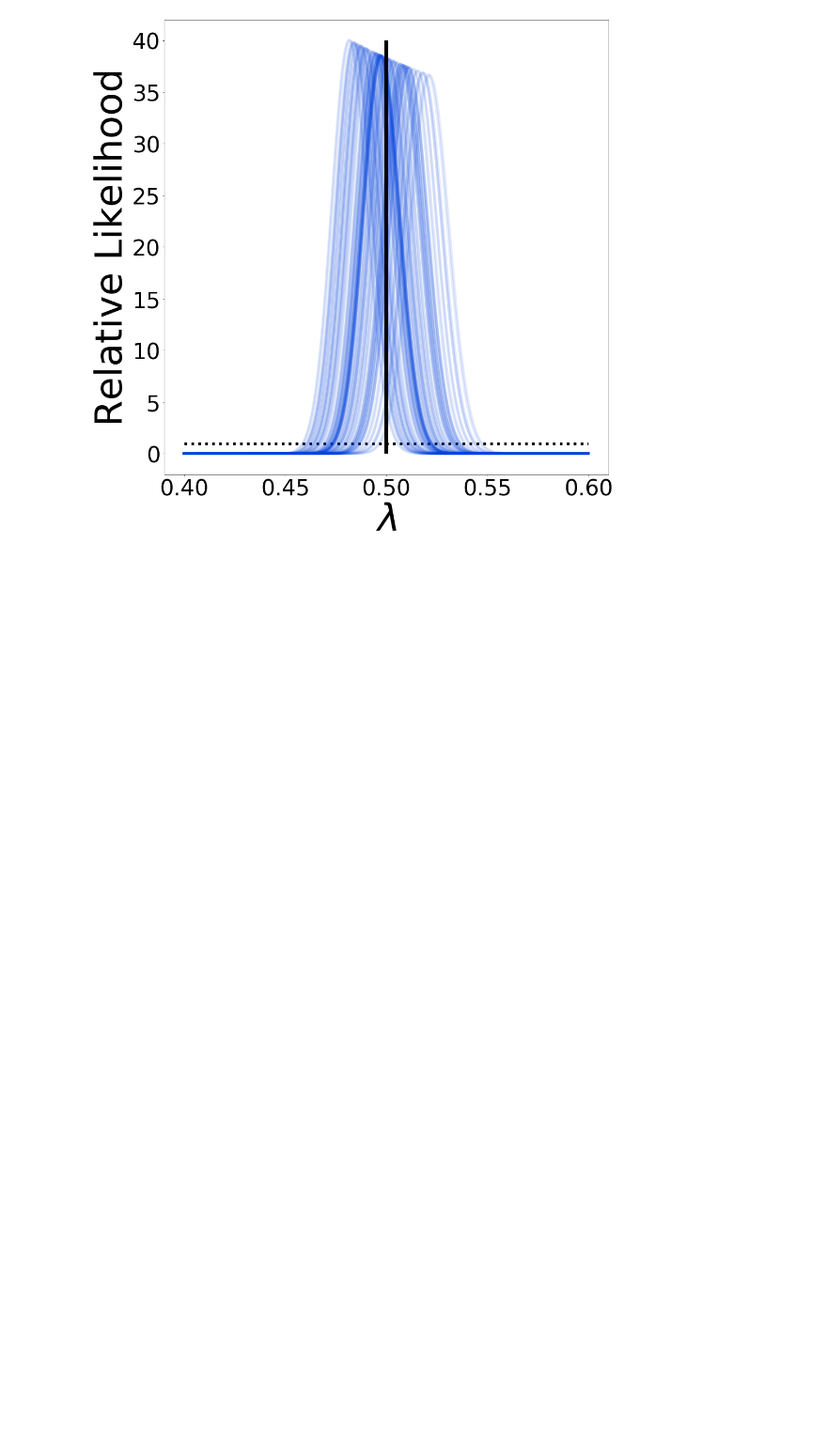
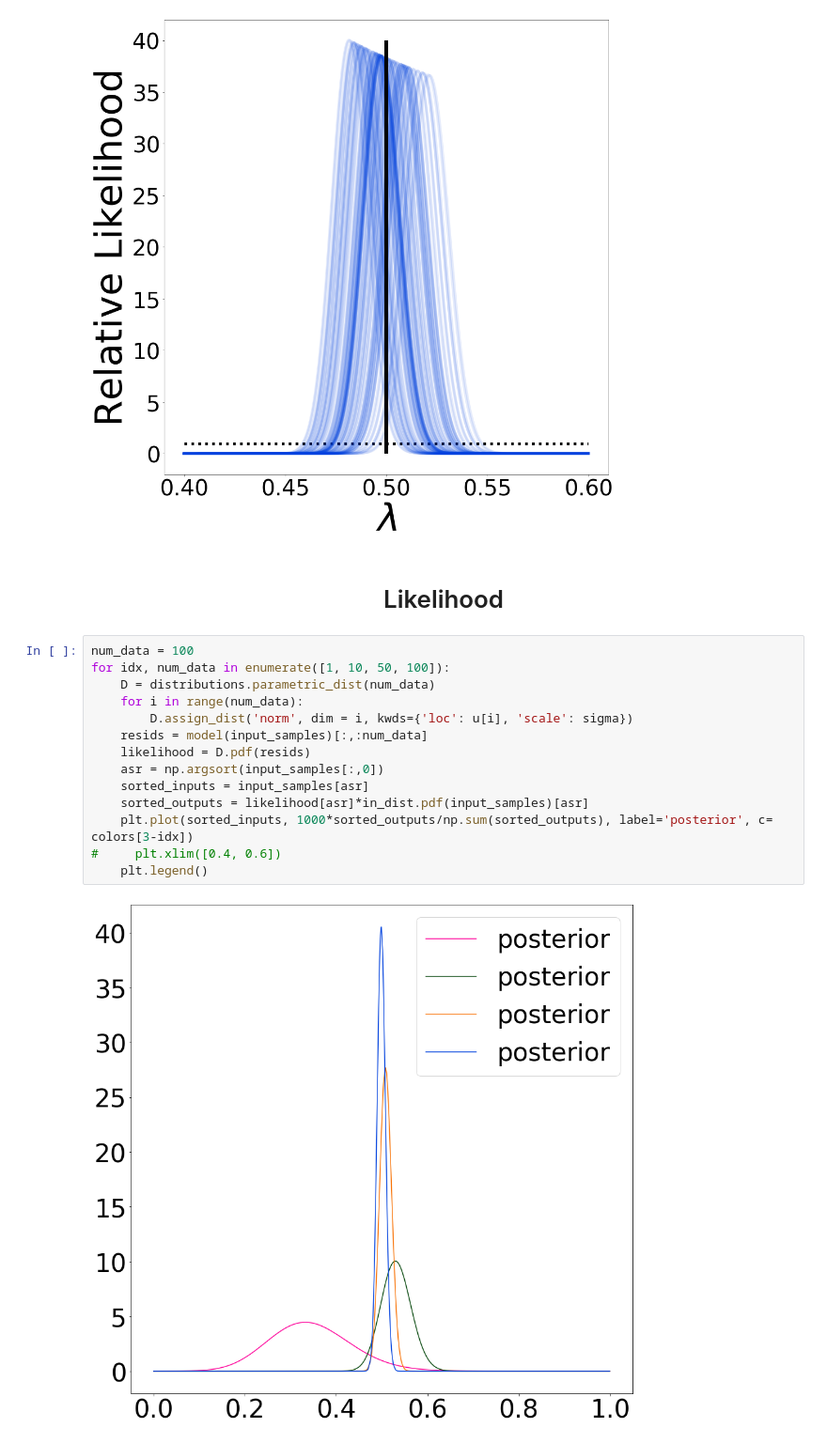
Before and after one commit to mathematicalmichael/jsm19, a Jupyter notebook: SIAM_CSE19_Poster.ipynb, the cells around one changed output. Shown at 94% size. Drawn from its saved outputs; the diff is of its cells as text; blank space fills up the shorter version.

Commit message:
notebook with likelihood.

```diff
--- a/SIAM_CSE19_Poster.ipynb
+++ b/SIAM_CSE19_Poster.ipynb
@@ -321,3 +319,21 @@ for idx,num_observations in enumerate([1,10,50,100]):
 [figure]
 [figure]
 [figure]
+# %% [markdown]
+# <center> Likelihood </center>
+# %%
+num_data = 100
+for idx, num_data in enumerate([1, 10, 50, 100]):
+    D = distributions.parametric_dist(num_data)
+    for i in range(num_data):
+        D.assign_dist('norm', dim = i, kwds={'loc': u[i], 'scale': sigma})
+    resids = model(input_samples)[:,:num_data]
+    likelihood = D.pdf(resids)
+    asr = np.argsort(input_samples[:,0])
+    sorted_inputs = input_samples[asr]
+    sorted_outputs = likelihood[asr]*in_dist.pdf(input_samples)[asr]
+    plt.plot(sorted_inputs, 1000*sorted_outputs/np.sum(sorted_outputs), label='posterior', c= colors[3-idx])
+#     plt.xlim([0.4, 0.6])
+    plt.legend()
+# %% [output]
+[figure, added]
```
Also changed, not shown: parts of 3 cells of this notebook, 1 other file.
